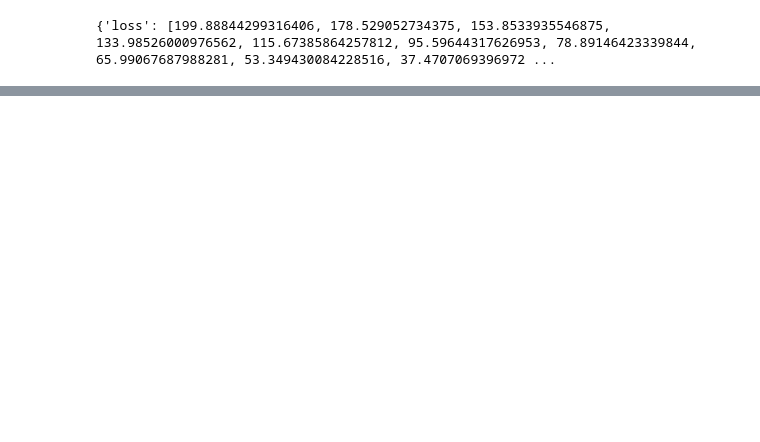
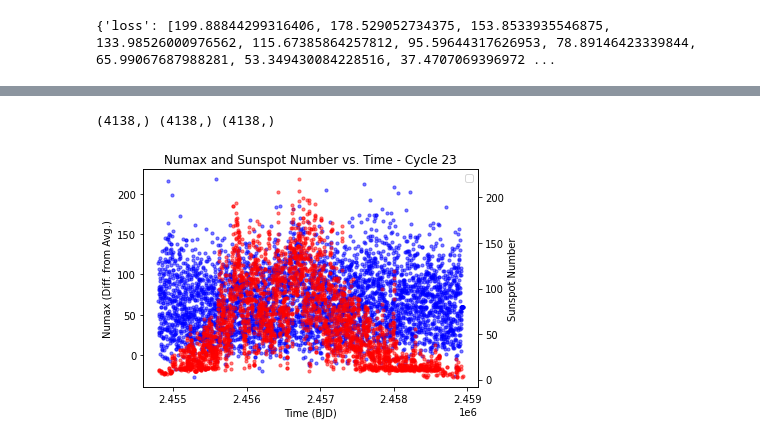
Before and after one commit to ooys/asteroseismology, a Jupyter notebook: NNtest.ipynb, the cells around one changed output, grey strips where cells are left out. Saved outputs shown, nothing was run; the diff lists cells and outputs as text; code cells hidden in the pictures; blank space fills up the shorter version.

```diff
--- a/NNtest.ipynb
+++ b/NNtest.ipynb
@@ -318,0 +388,34 @@ plt.show()
+# %%
+data_SN = getSNAverage(np.ma.masked_equal(getSN_Day(cycle_24),0),91.25)
+data_SN = np.ma.masked_equal(getSN_Day(cycle_24),0)[:-1]
+datax_SN = data_SN.T[0] #np.subtract(data_SN.T[0],200)
+datay_SN = data_SN.T[1]
+print(datax_SN.shape, datay_SN.shape, test_y.shape)
+
+figure, axis_1 = plt.subplots()
+plt.xlabel('Time (BJD)')
+plt.title('Numax and Sunspot Number vs. Time - Cycle 23')
+
+#Axis 1
+axis_1.autoscale(enable=True, axis='both', tight=None)
+axis_1.set_ylabel('Numax (Diff. from Avg.)')
+axis_1.scatter(datax_SN,test_y, s = 10, c='blue', alpha=0.5)
+
+#Axis 2
+axis_2 = axis_1.twinx()
+axis_2.set_ylabel('Sunspot Number')
+axis_2.scatter(datax_SN,datay_SN, s = 10, c='red', alpha=0.5)
+
+#Append Labels
+lines_1, labels_1 = axis_1.get_legend_handles_labels()
+lines_2, labels_2 = axis_2.get_legend_handles_labels()
+lines = lines_1 + lines_2
+labels = labels_1 + labels_2
+axis_1.legend(lines, labels, loc=0)
+
+#Show Plot
+#plt.savefig('Graphs/C23_Numax_SSN_Time.png')
+plt.show()
+# %% [output]
+(4138,) (4138,) (4138,)
+[figure, added]
```
Also changed, not shown: parts of 15 cells of this notebook.
